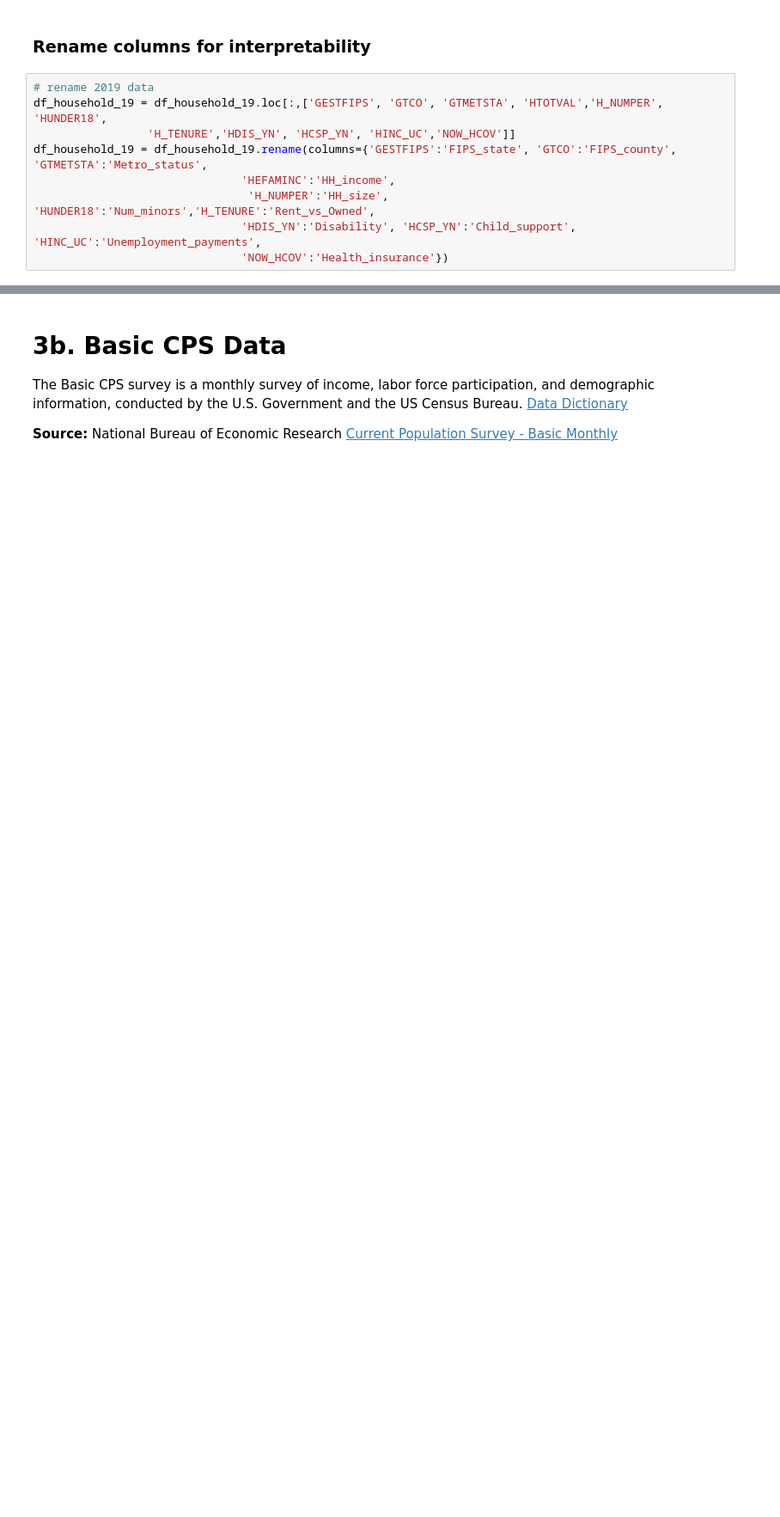
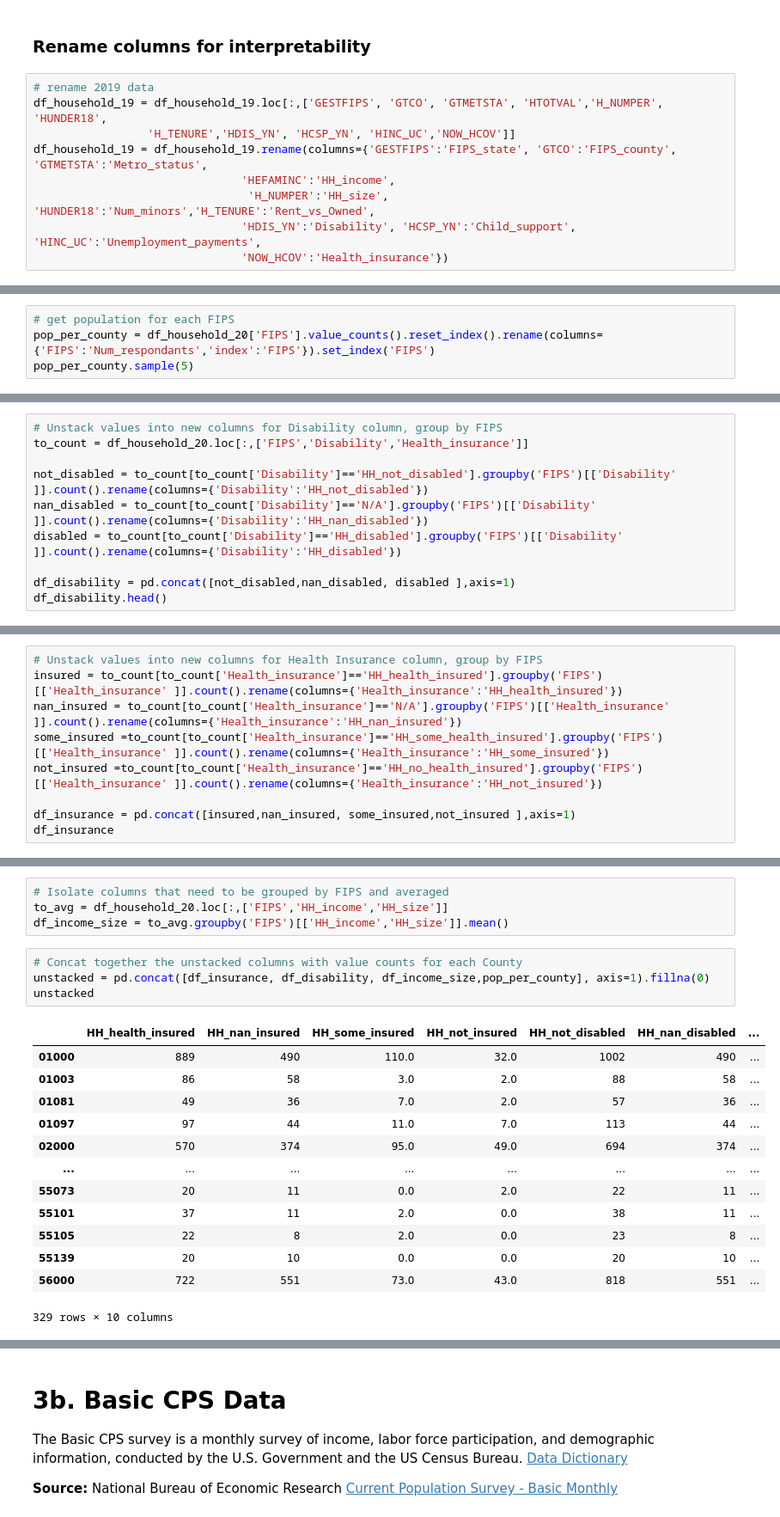
Before and after one commit to khyateed/projecting-food-insecurity, a Jupyter notebook: notebooks/cleaning_pt1.ipynb, the cells around one changed output, grey strips where cells are left out. Shown at 86% size. Drawn from its saved outputs; the diff is of its cells as text; blank space fills up the shorter version.

```diff
--- a/notebooks/cleaning_pt1.ipynb
+++ b/notebooks/cleaning_pt1.ipynb
@@ -579,0 +581,4 @@ df_household_20
+# %%
+# get population for each FIPS
+pop_per_county = df_household_20['FIPS'].value_counts().reset_index().rename(columns={'FIPS':'Num_respondants','index':'FIPS'}).set_index('FIPS')
+pop_per_county.sample(5)
@@ -579,0 +593,10 @@ df_household_20
+# %%
+# Unstack values into new columns for Disability column, group by FIPS
+to_count = df_household_20.loc[:,['FIPS','Disability','Health_insurance']]
+
+not_disabled = to_count[to_count['Disability']=='HH_not_disabled'].groupby('FIPS')[['Disability' ]].count().rename(columns={'Disability':'HH_not_disabled'})
+nan_disabled = to_count[to_count['Disability']=='N/A'].groupby('FIPS')[['Disability' ]].count().rename(columns={'Disability':'HH_nan_disabled'})
+disabled = to_count[to_count['Disability']=='HH_disabled'].groupby('FIPS')[['Disability' ]].count().rename(columns={'Disability':'HH_disabled'})
+
+df_disability = pd.concat([not_disabled,nan_disabled, disabled ],axis=1)
+df_disability.head()
@@ -579,0 +610,9 @@ df_household_20
+# %%
+# Unstack values into new columns for Health Insurance column, group by FIPS
+insured = to_count[to_count['Health_insurance']=='HH_health_insured'].groupby('FIPS')[['Health_insurance' ]].count().rename(columns={'Health_insurance':'HH_health_insured'})
+nan_insured = to_count[to_count['Health_insurance']=='N/A'].groupby('FIPS')[['Health_insurance' ]].count().rename(columns={'Health_insurance':'HH_nan_insured'})
+some_insured =to_count[to_count['Health_insurance']=='HH_some_health_insured'].groupby('FIPS')[['Health_insurance' ]].count().rename(columns={'Health_insurance':'HH_some_insured'})
+not_insured =to_count[to_count['Health_insurance']=='HH_no_health_insured'].groupby('FIPS')[['Health_insurance' ]].count().rename(columns={'Health_insurance':'HH_not_insured'})
+
+df_insurance = pd.concat([insured,nan_insured, some_insured,not_insured ],axis=1)
+df_insurance
@@ -579,0 +633,22 @@ df_household_20
+# %%
+# Isolate columns that need to be grouped by FIPS and averaged
+to_avg = df_household_20.loc[:,['FIPS','HH_income','HH_size']]
+df_income_size = to_avg.groupby('FIPS')[['HH_income','HH_size']].mean()
+# %%
+# Concat together the unstacked columns with value counts for each County
+unstacked = pd.concat([df_insurance, df_disability, df_income_size,pop_per_county], axis=1).fillna(0)
+unstacked
+# %% [output]
+|  | HH_health_insured | HH_nan_insured | HH_some_insured | HH_not_insured | HH_not_disabled | HH_nan_disabled | ... |
+| 01000 | 889 | 490 | 110.0 | 32.0 | 1002 | 490 | ... |
+| 01003 | 86 | 58 | 3.0 | 2.0 | 88 | 58 | ... |
+| 01081 | 49 | 36 | 7.0 | 2.0 | 57 | 36 | ... |
+| 01097 | 97 | 44 | 11.0 | 7.0 | 113 | 44 | ... |
+| 02000 | 570 | 374 | 95.0 | 49.0 | 694 | 374 | ... |
+| ... | ... | ... | ... | ... | ... | ... | ... |
+| 55073 | 20 | 11 | 0.0 | 2.0 | 22 | 11 | ... |
+| 55101 | 37 | 11 | 2.0 | 0.0 | 38 | 11 | ... |
+| 55105 | 22 | 8 | 2.0 | 0.0 | 23 | 8 | ... |
+| 55139 | 20 | 10 | 0.0 | 0.0 | 20 | 10 | ... |
+| 56000 | 722 | 551 | 73.0 | 43.0 | 818 | 551 | ... |
+329 rows × 10 columns
```
Also changed, not shown: parts of 15 cells of this notebook, 1 other file.
